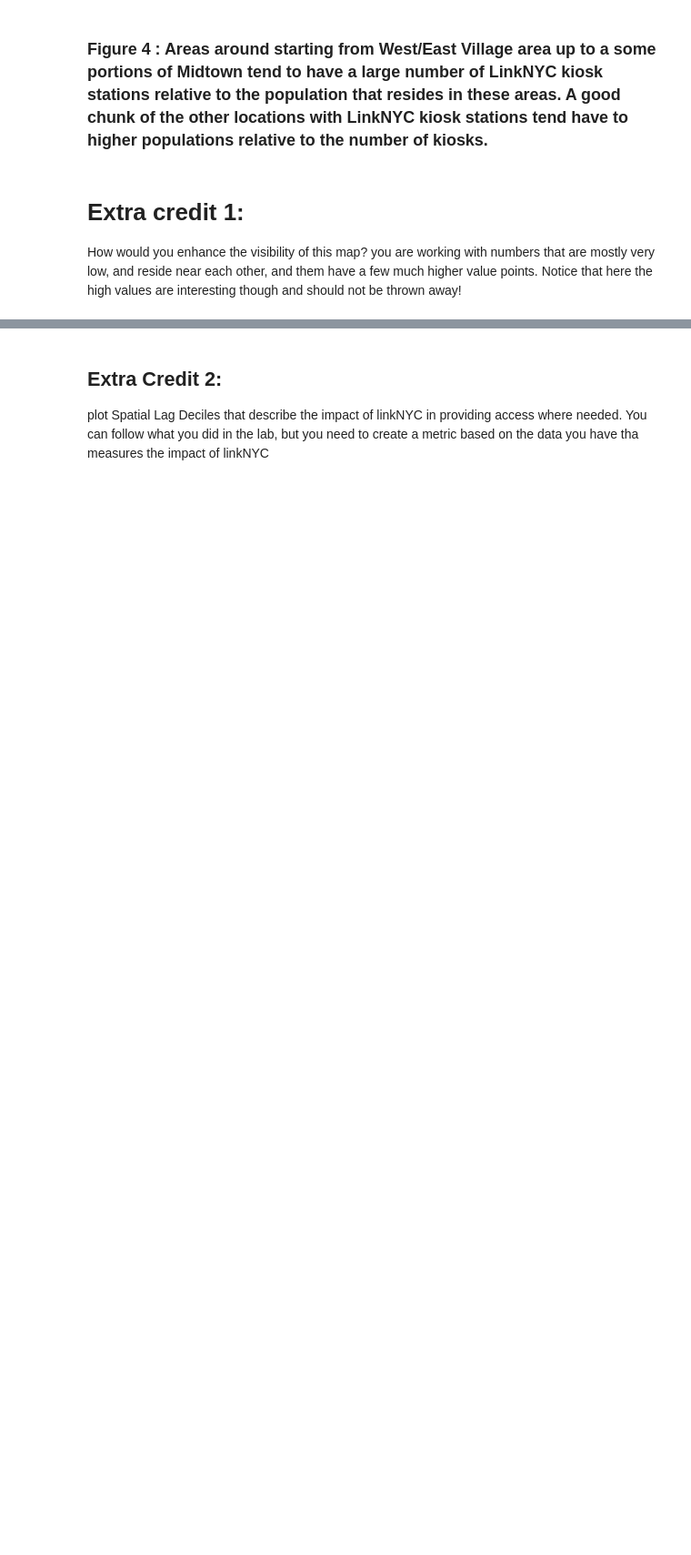
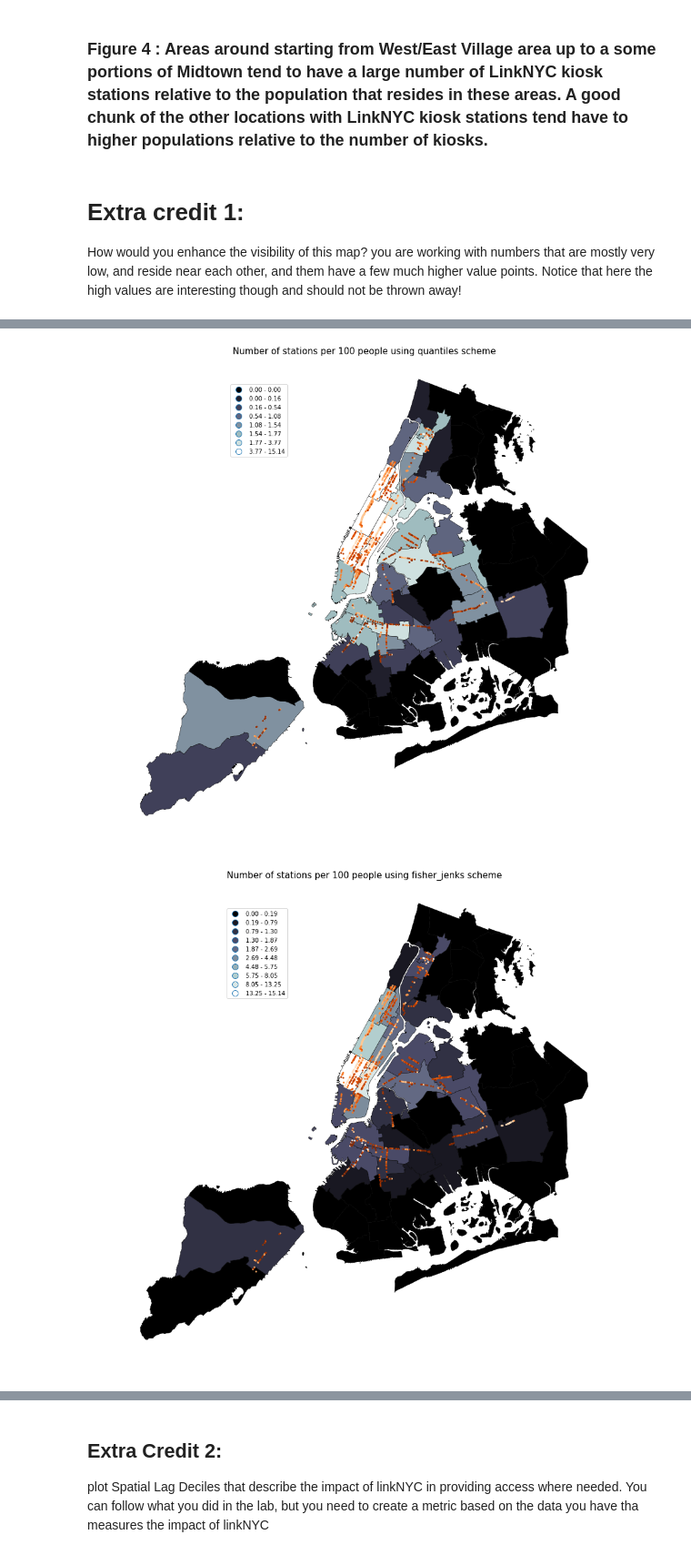
Before and after one commit to jinalklaulitz/PUI2018_msm796, a Jupyter notebook: HW7_msm796/assignment1_msm796.ipynb, the cells around one changed output, grey strips where cells are left out. Shown at 91% size. Saved outputs shown, nothing was run; the diff lists cells and outputs as text; code cells hidden in the pictures; blank space fills up the shorter version.

```diff
--- a/HW7_msm796/assignment1_msm796.ipynb
+++ b/HW7_msm796/assignment1_msm796.ipynb
@@ -572,0 +581,15 @@ pl.hist(pumashplc["linkNYCpp"], bins=30);
+# %%
+#choropleth of the percentage of internet axcess
+for i in ['quantiles', 'fisher_jenks']:
+    fig = pl.figure(figsize = (15,15))
+    ax = fig.add_subplot(111)
+    pumashplc_no_nan.plot(ax=ax, column='linkNYCp100p', cmap='bone',scheme=i, k=10,  edgecolor='black', lw=0.5, legend=True)
+    linkNYC_2263.plot(ax=ax, c=linkNYC.date_link_, cmap='Oranges',markersize=4)
+    ax.set_title('Number of stations per 100 people using {} scheme'.format(i), fontsize=15)
+    ax.axis('off')
+    leg = ax.get_legend()
+    leg.set_bbox_to_anchor((0.35, 0.95, 0, 0));
+    plt.show()
+# %% [output]
+[figure, added]
+[figure, added]
```
Also changed, not shown: parts of 5 cells of this notebook.
